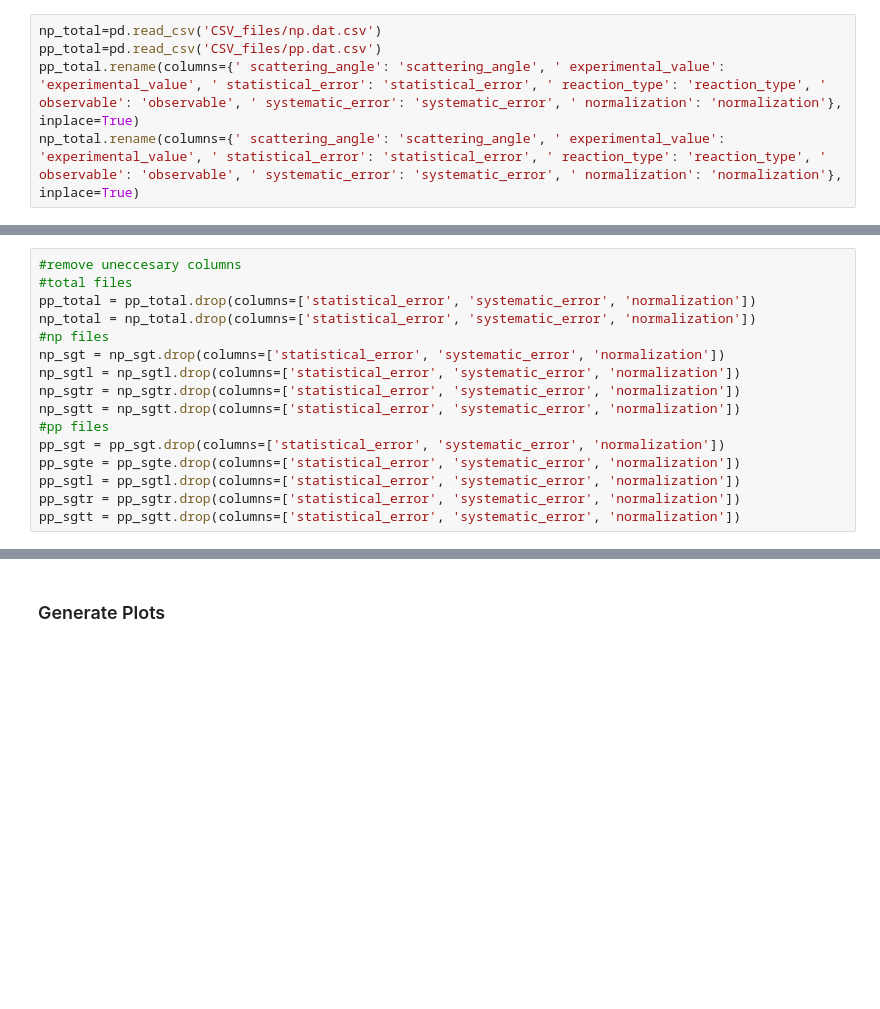
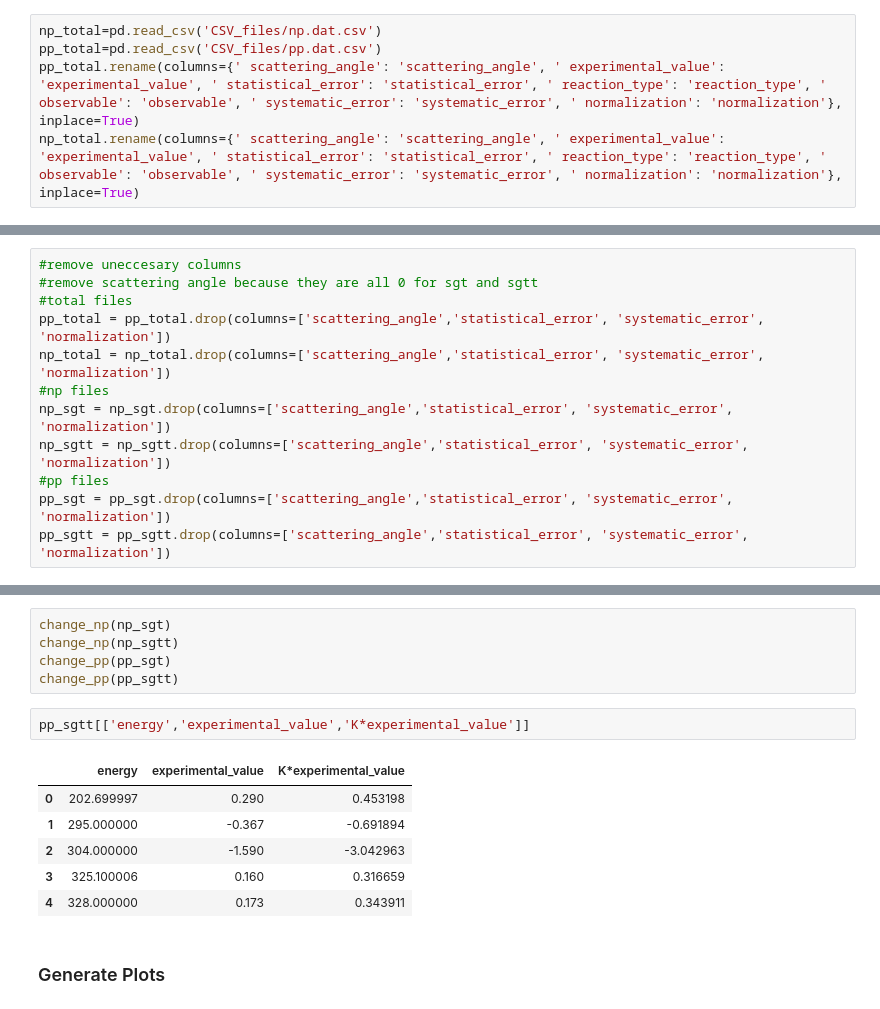
Before and after one commit to Steviered19/Scattering_Random_Forest, a Jupyter notebook: SGT_Training.ipynb, the cells around one changed output, grey strips where cells are left out. Cells and saved outputs as stored; diff of their text form; blank space fills up the shorter version.

Commit message:
Added functions to calculate k for both reaction types and to add a column to each observable with k*experimental_value. Trained model using same procedure as Scattering_Forest.

```diff
--- a/SGT_Training.ipynb
+++ b/SGT_Training.ipynb
@@ -37,17 +31,13 @@ pp_sgtr=pd.read_csv('CSV_files/pp.sgtr.csv')
 pp_sgtt=pd.read_csv('CSV_files/pp.sgtt.csv')
 # %%
 #remove uneccesary columns
+#remove scattering angle because they are all 0 for sgt and sgtt
 #total files
-pp_total = pp_total.drop(columns=['statistical_error', 'systematic_error', 'normalization'])
-np_total = np_total.drop(columns=['statistical_error', 'systematic_error', 'normalization'])
+pp_total = pp_total.drop(columns=['scattering_angle','statistical_error', 'systematic_error', 'normalization'])
+np_total = np_total.drop(columns=['scattering_angle','statistical_error', 'systematic_error', 'normalization'])
 #np files
-np_sgt = np_sgt.drop(columns=['statistical_error', 'systematic_error', 'normalization'])
-np_sgtl = np_sgtl.drop(columns=['statistical_error', 'systematic_error', 'normalization'])
-np_sgtr = np_sgtr.drop(columns=['statistical_error', 'systematic_error', 'normalization'])
-np_sgtt = np_sgtt.drop(columns=['statistical_error', 'systematic_error', 'normalization'])
+np_sgt = np_sgt.drop(columns=['scattering_angle','statistical_error', 'systematic_error', 'normalization'])
+np_sgtt = np_sgtt.drop(columns=['scattering_angle','statistical_error', 'systematic_error', 'normalization'])
 #pp files
-pp_sgt = pp_sgt.drop(columns=['statistical_error', 'systematic_error', 'normalization'])
-pp_sgte = pp_sgte.drop(columns=['statistical_error', 'systematic_error', 'normalization'])
-pp_sgtl = pp_sgtl.drop(columns=['statistical_error', 'systematic_error', 'normalization'])
-pp_sgtr = pp_sgtr.drop(columns=['statistical_error', 'systematic_error', 'normalization'])
-pp_sgtt = pp_sgtt.drop(columns=['statistical_error', 'systematic_error', 'normalization'])
+pp_sgt = pp_sgt.drop(columns=['scattering_angle','statistical_error', 'systematic_error', 'normalization'])
+pp_sgtt = pp_sgtt.drop(columns=['scattering_angle','statistical_error', 'systematic_error', 'normalization'])
@@ -54,3 +60,17 @@ pp_sgtt = pp_sgtt.drop(columns=['statistical_error', 'systematic_error', 'normal
+# %%
+change_np(np_sgt)
+change_np(np_sgtt)
+change_pp(pp_sgt)
+change_pp(pp_sgtt)
+# %%
+pp_sgtt[['energy','experimental_value','K*experimental_value']]
+# %% [output]
+|  | energy | experimental_value | K*experimental_value |
+| 0 | 202.699997 | 0.290 | 0.453198 |
+| 1 | 295.000000 | -0.367 | -0.691894 |
+| 2 | 304.000000 | -1.590 | -3.042963 |
+| 3 | 325.100006 | 0.160 | 0.316659 |
+| 4 | 328.000000 | 0.173 | 0.343911 |
 # %% [markdown]
 ### Generate Plots
 # %%
```
Also changed, not shown: parts of 9 cells of this notebook.
